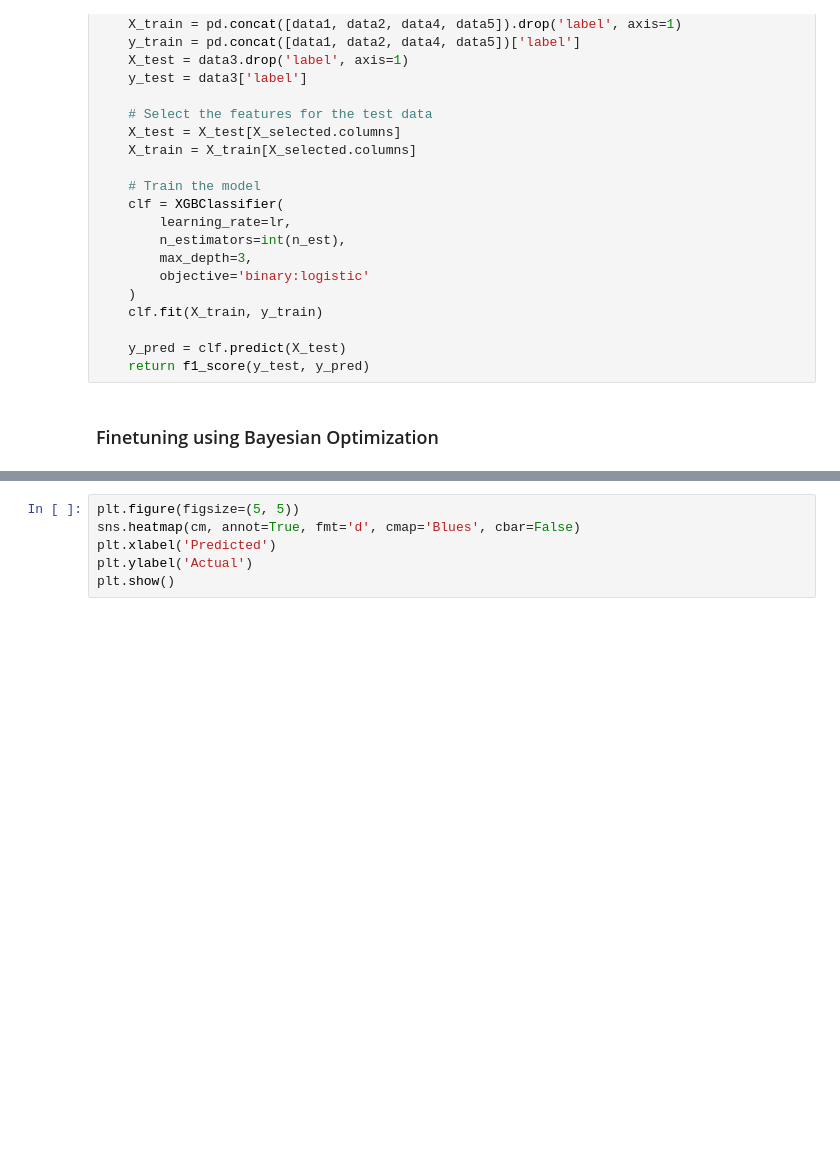
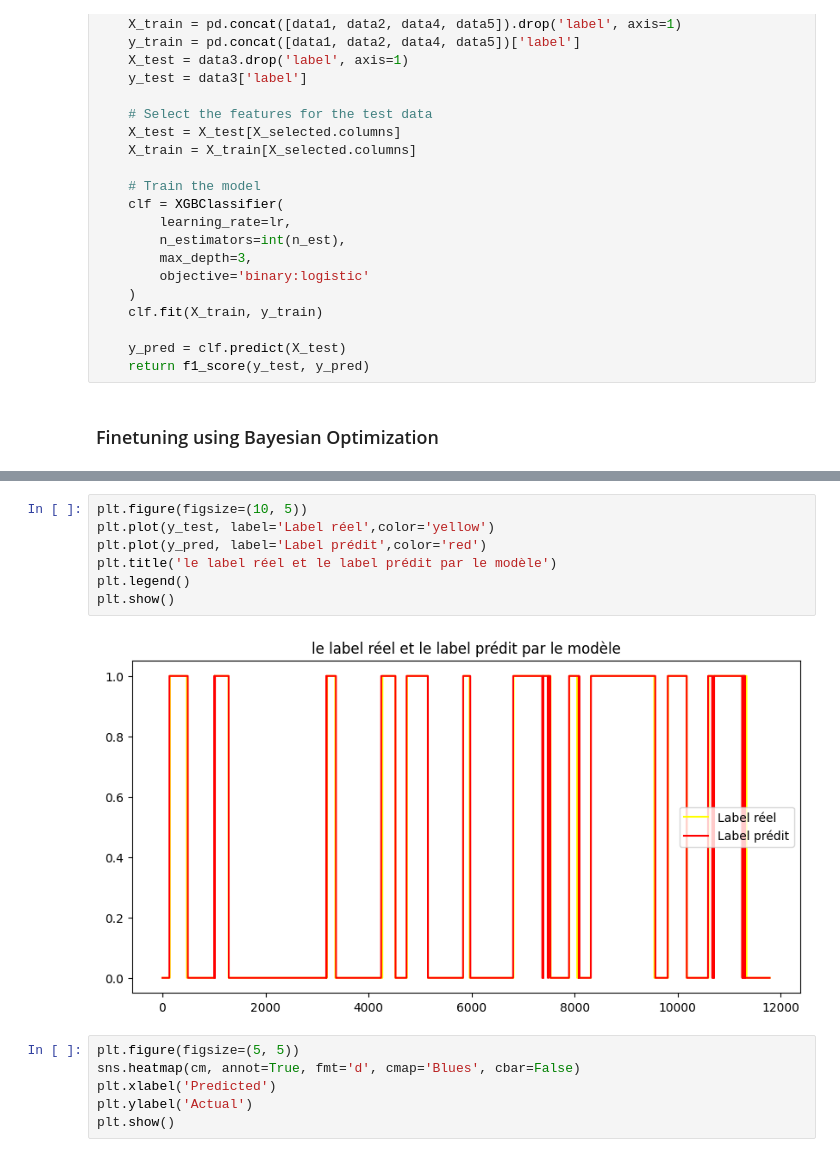
Before and after one commit to Rachid-Mek/Parkinson-Tremor-Detection, a Jupyter notebook: GradientBoosting_Classification.ipynb, the cells around one changed output, grey strips where cells are left out. Cells and saved outputs as stored; diff of their text form; blank space fills up the shorter version.

```diff
--- a/GradientBoosting_Classification.ipynb
+++ b/GradientBoosting_Classification.ipynb
@@ -320,3 +320,12 @@ Execution Time: 0.42366862297058105 seconds
+# %%
+plt.figure(figsize=(10, 5))
+plt.plot(y_test, label='Label réel',color='yellow')
+plt.plot(y_pred, label='Label prédit',color='red')
+plt.title('le label réel et le label prédit par le modèle')
+plt.legend()
+plt.show()
+# %% [output]
+[figure, added]
 # %%
 plt.figure(figsize=(5, 5))
 sns.heatmap(cm, annot=True, fmt='d', cmap='Blues', cbar=False)
```
Also changed, not shown: parts of 3 cells of this notebook.
